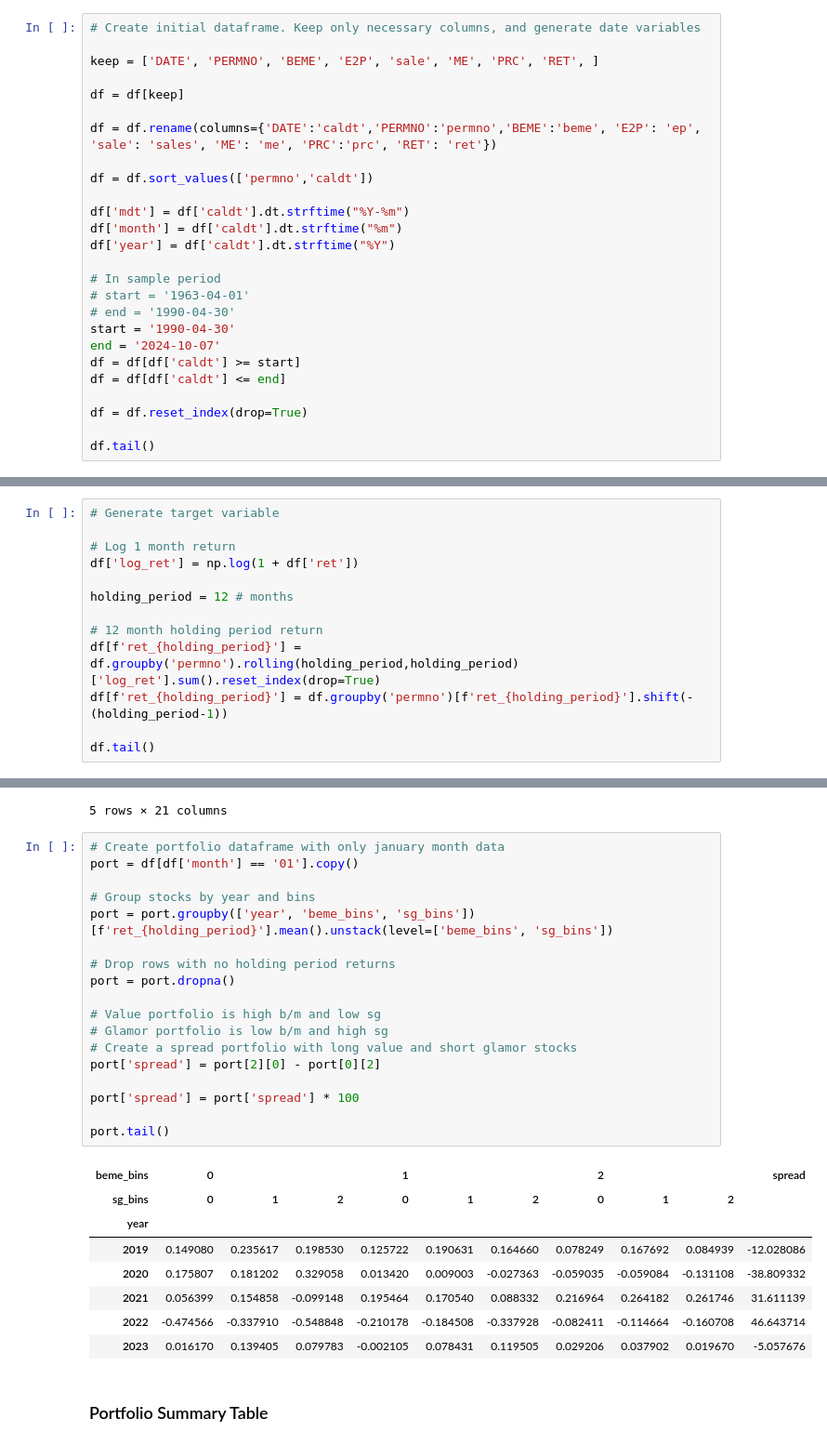
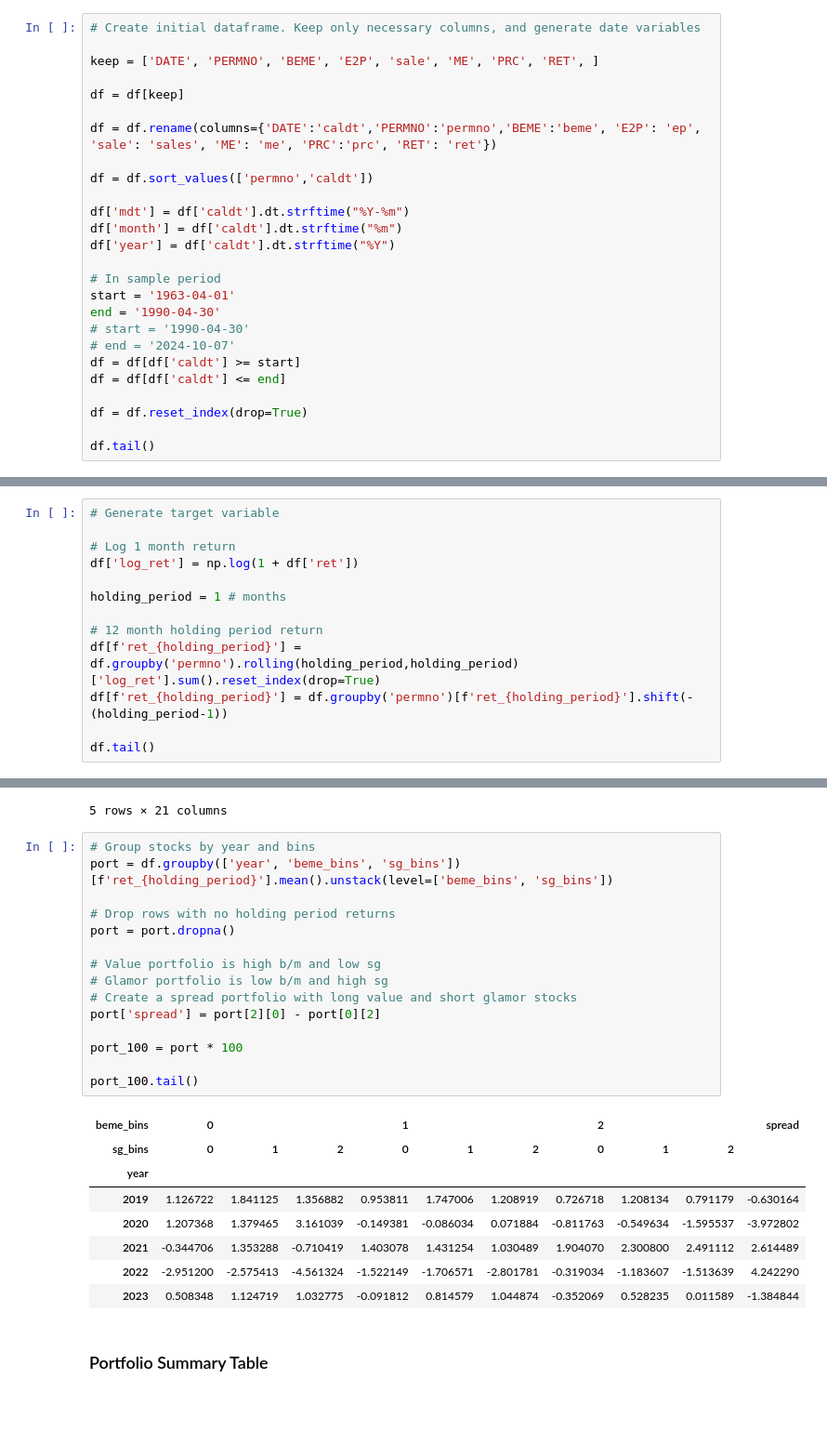
Before and after one commit to andrewhall1124/mean_reversion, a Jupyter notebook: strategies/value/bm_sg.ipynb, the cells around one changed output, grey strips where cells are left out. Shown at 93% size. Saved outputs shown, nothing was run; the diff lists cells and outputs as text; blank space fills up the shorter version.

```diff
--- a/strategies/value/bm_sg.ipynb
+++ b/strategies/value/bm_sg.ipynb
@@ -35,10 +35,10 @@ df['month'] = df['caldt'].dt.strftime("%m")
 df['year'] = df['caldt'].dt.strftime("%Y")
 
 # In sample period
-# start = '1963-04-01'
-# end = '1990-04-30'
-start = '1990-04-30'
-end = '2024-10-07'
+start = '1963-04-01'
+end = '1990-04-30'
+# start = '1990-04-30'
+# end = '2024-10-07'
 df = df[df['caldt'] >= start]
 df = df[df['caldt'] <= end]
 
@@ -82,7 +75,7 @@ df.tail()
 # Log 1 month return
 df['log_ret'] = np.log(1 + df['ret'])
 
-holding_period = 12 # months
+holding_period = 1 # months
 
 # 12 month holding period return
 df[f'ret_{holding_period}'] = df.groupby('permno').rolling(holding_period,holding_period)['log_ret'].sum().reset_index(drop=True)
@@ -130,32 +123,29 @@ df.tail()
 | 1174598 | 2023-12-31 | 93436.0 | 0.114912 | 0.032216 | 81462.0 | 7.898983e+08 | 248.479996 | 0.034988 | 2023-12 | 12 | ... | ... |
 5 rows × 21 columns
 # %%
-# Create portfolio dataframe with only january month data
-port = df[df['month'] == '01'].copy()
-
 # Group stocks by year and bins
-port = port.groupby(['year', 'beme_bins', 'sg_bins'])[f'ret_{holding_period}'].mean().unstack(level=['beme_bins', 'sg_bins'])
+port = df.groupby(['year', 'beme_bins', 'sg_bins'])[f'ret_{holding_period}'].mean().unstack(level=['beme_bins', 'sg_bins'])
 
 # Drop rows with no holding period returns
 port = port.dropna()
 
 # Value portfolio is high b/m and low sg
 # Glamor portfolio is low b/m and high sg
 # Create a spread portfolio with long value and short glamor stocks
 port['spread'] = port[2][0] - port[0][2]
 
-port['spread'] = port['spread'] * 100
+port_100 = port * 100
 
-port.tail()
+port_100.tail()
 # %% [output]
 | beme_bins | 0 |  |  | 1 |  |  | 2 |  |  | spread |
 | sg_bins | 0 | 1 | 2 | 0 | 1 | 2 | 0 | 1 | 2 |  |
 | year |  |  |  |  |  |  |  |  |  |  |
-| 2019 | 0.149080 | 0.235617 | 0.198530 | 0.125722 | 0.190631 | 0.164660 | 0.078249 | 0.167692 | 0.084939 | -12.028086 |
-| 2020 | 0.175807 | 0.181202 | 0.329058 | 0.013420 | 0.009003 | -0.027363 | -0.059035 | -0.059084 | -0.131108 | -38.809332 |
-| 2021 | 0.056399 | 0.154858 | -0.099148 | 0.195464 | 0.170540 | 0.088332 | 0.216964 | 0.264182 | 0.261746 | 31.611139 |
-| 2022 | -0.474566 | -0.337910 | -0.548848 | -0.210178 | -0.184508 | -0.337928 | -0.082411 | -0.114664 | -0.160708 | 46.643714 |
-| 2023 | 0.016170 | 0.139405 | 0.079783 | -0.002105 | 0.078431 | 0.119505 | 0.029206 | 0.037902 | 0.019670 | -5.057676 |
+| 2019 | 1.126722 | 1.841125 | 1.356882 | 0.953811 | 1.747006 | 1.208919 | 0.726718 | 1.208134 | 0.791179 | -0.630164 |
+| 2020 | 1.207368 | 1.379465 | 3.161039 | -0.149381 | -0.086034 | 0.071884 | -0.811763 | -0.549634 | -1.595537 | -3.972802 |
+| 2021 | -0.344706 | 1.353288 | -0.710419 | 1.403078 | 1.431254 | 1.030489 | 1.904070 | 2.300800 | 2.491112 | 2.614489 |
+| 2022 | -2.951200 | -2.575413 | -4.561324 | -1.522149 | -1.706571 | -2.801781 | -0.319034 | -1.183607 | -1.513639 | 4.242290 |
+| 2023 | 0.508348 | 1.124719 | 1.032775 | -0.091812 | 0.814579 | 1.044874 | -0.352069 | 0.528235 | 0.011589 | -1.384844 |
 # %% [markdown]
 ### Portfolio Summary Table
 # %%
```
Also changed, not shown: parts of 15 cells of this notebook, 1 other file.
